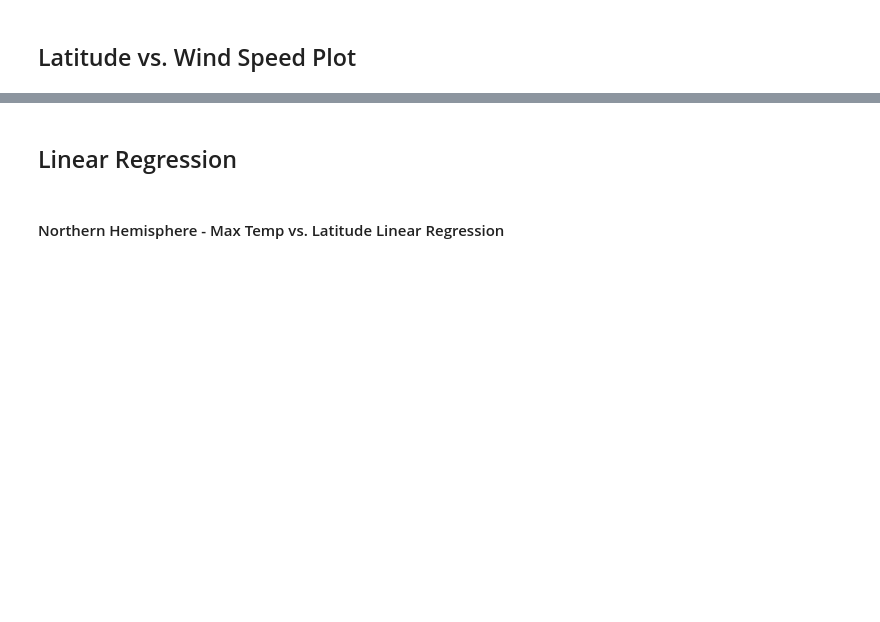
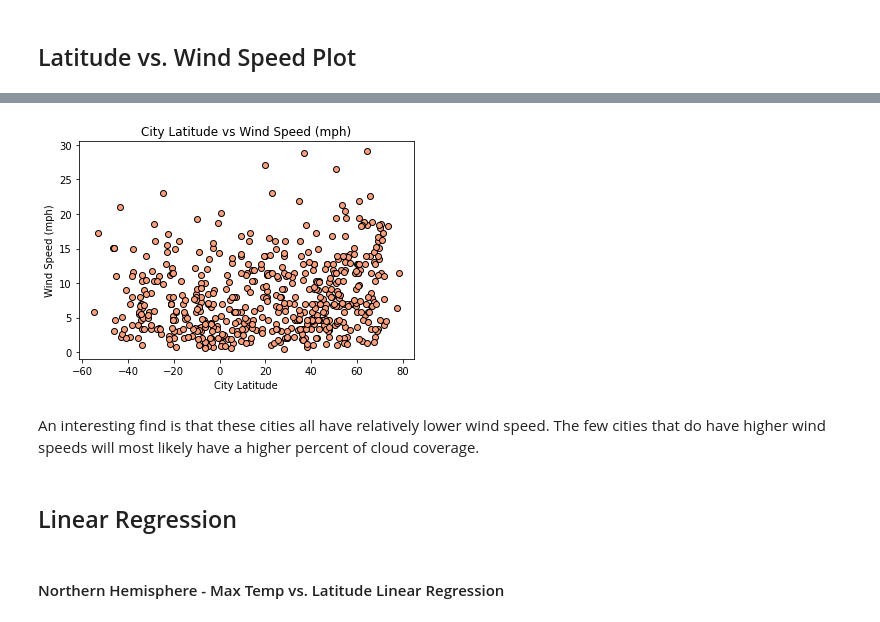
Before and after one commit to todd-tuchek/python-api-challenge, a Jupyter notebook: WeatherPy/WeatherPy.ipynb, the cells around one changed output, grey strips where cells are left out. Cells and saved outputs as stored; diff of their text form; code cells hidden in the pictures; blank space fills up the shorter version.

```diff
--- a/WeatherPy/WeatherPy.ipynb
+++ b/WeatherPy/WeatherPy.ipynb
@@ -235,2 +248,17 @@ Int64Index([], dtype='int64')
+# %%
+# Build a scatter plot for Lat Vs Wind Speed
+plt.scatter(weather_dataframe["Lat"], weather_dataframe["Wind Speed"], color = "lightsalmon", edgecolor = "black");
+
+plt.title("City Latitude vs Wind Speed (mph)")
+plt.xlabel("City Latitude")
+plt.ylabel("Wind Speed (mph)");
+
+
+#Save figure as a png into the out_putdata file
+plt.savefig("output_data/City Latitude vs Wind Speed.png")
+# %% [output]
+[figure, added]
+# %% [markdown]
+An interesting find is that these cities all have relatively lower wind speed. The few cities that do have higher wind speeds will most likely have a higher percent of cloud coverage.
 # %% [markdown]
 ## Linear Regression
```
Also changed, not shown: parts of 50 cells of this notebook, 13 other files.
